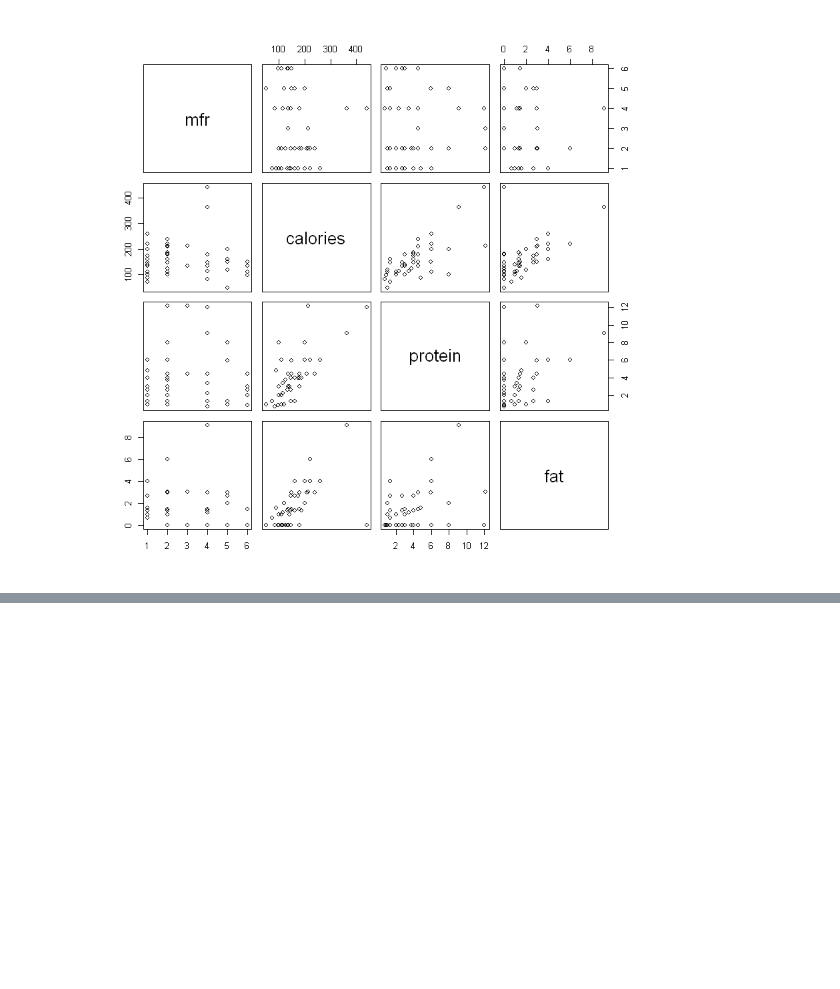
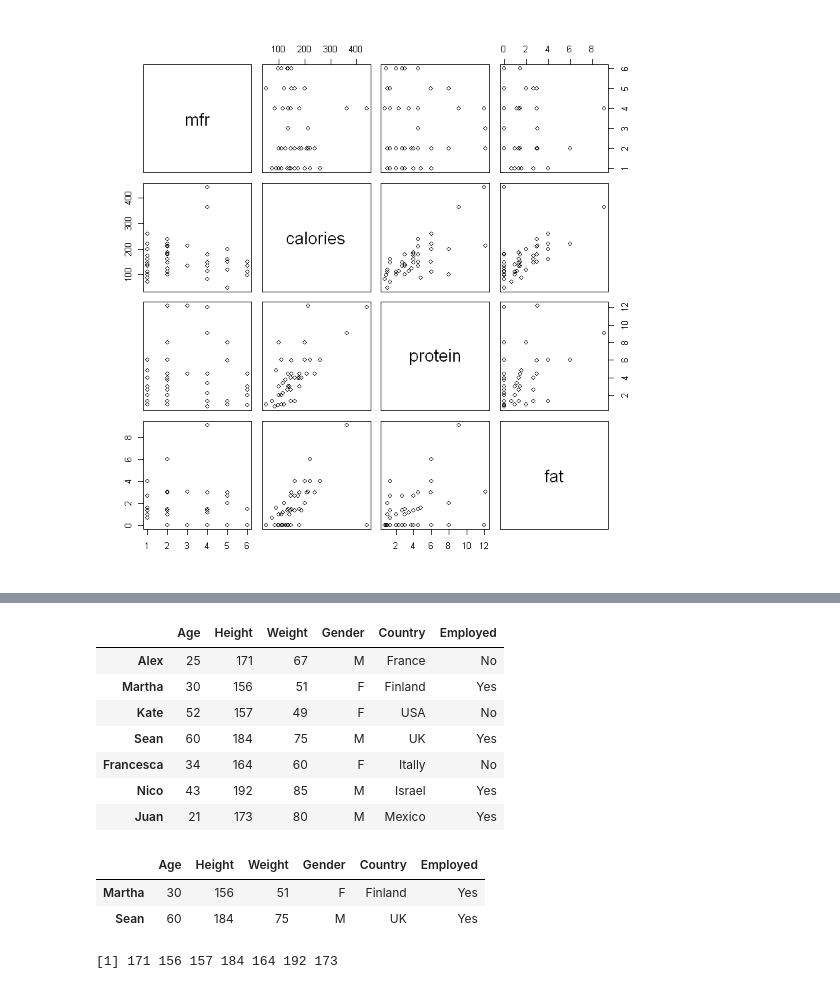
Before and after one commit to mlaai/Deep-Learning, a Jupyter notebook: Code/Projects/Data/RQuickReference.ipynb, the cells around one changed output, grey strips where cells are left out. Saved outputs shown, nothing was run; the diff lists cells and outputs as text; code cells hidden in the pictures; blank space fills up the shorter version.

```diff
--- a/Code/Projects/Data/RQuickReference.ipynb
+++ b/Code/Projects/Data/RQuickReference.ipynb
@@ -388,0 +428,22 @@ plot(UScereal[,1:4])
+# %%
+newdf <- data.frame(df, df2)
+newdf
+# %% [output]
+|  | Age | Height | Weight | Gender | Country | Employed |
+| Alex | 25 | 171 | 67 | M | France | No |
+| Martha | 30 | 156 | 51 | F | Finland | Yes |
+| Kate | 52 | 157 | 49 | F | USA | No |
+| Sean | 60 | 184 | 75 | M | UK | Yes |
+| Francesca | 34 | 164 | 60 | F | Itally | No |
+| Nico | 43 | 192 | 85 | M | Israel | Yes |
+| Juan | 21 | 173 | 80 | M | Mexico | Yes |
+# %%
+newdf[c("Martha", "Sean"), ]
+# %% [output]
+|  | Age | Height | Weight | Gender | Country | Employed |
+| Martha | 30 | 156 | 51 | F | Finland | Yes |
+| Sean | 60 | 184 | 75 | M | UK | Yes |
+# %%
+newdf$Height
+# %% [output]
+[1] 171 156 157 184 164 192 173
```
Also changed, not shown: parts of 16 cells of this notebook.
